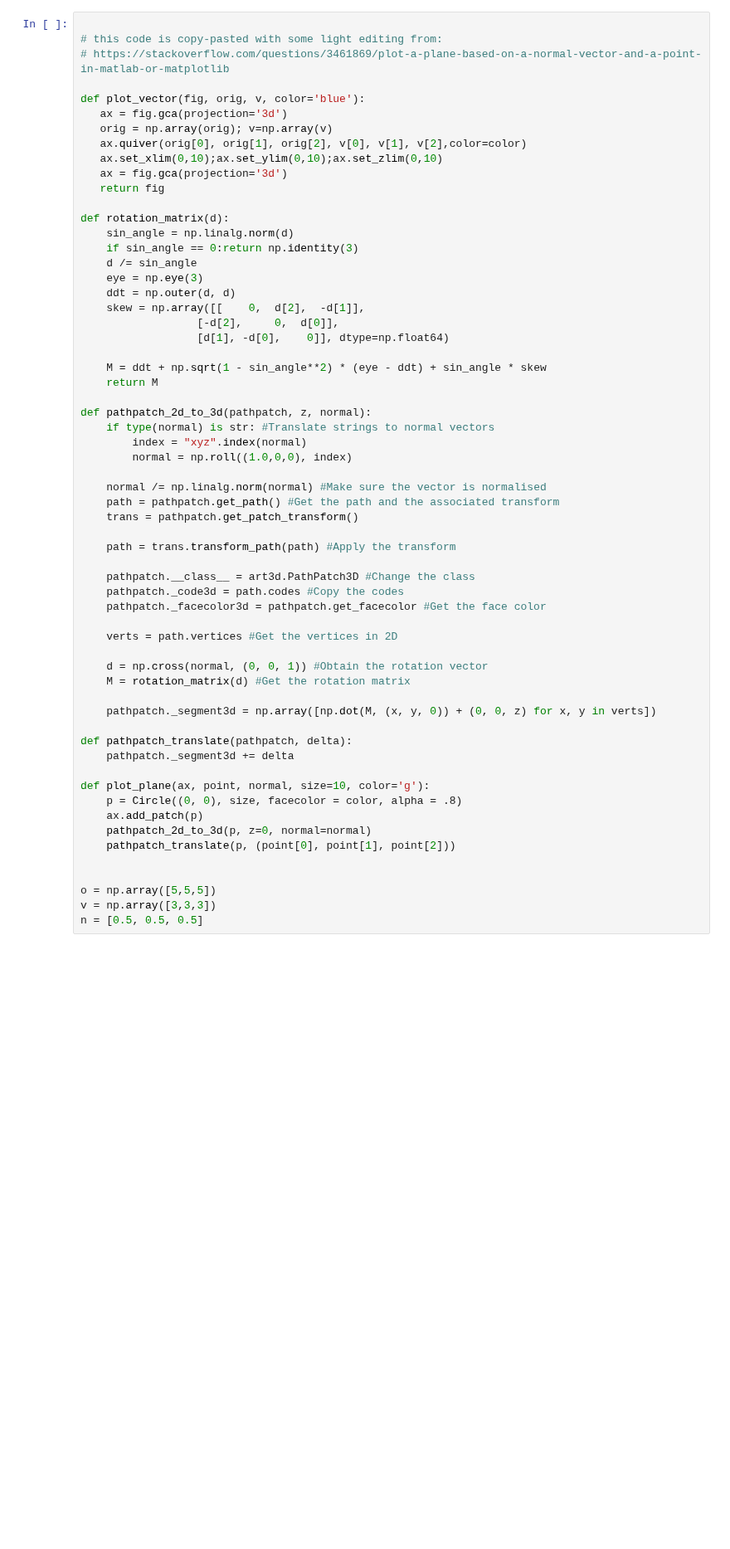
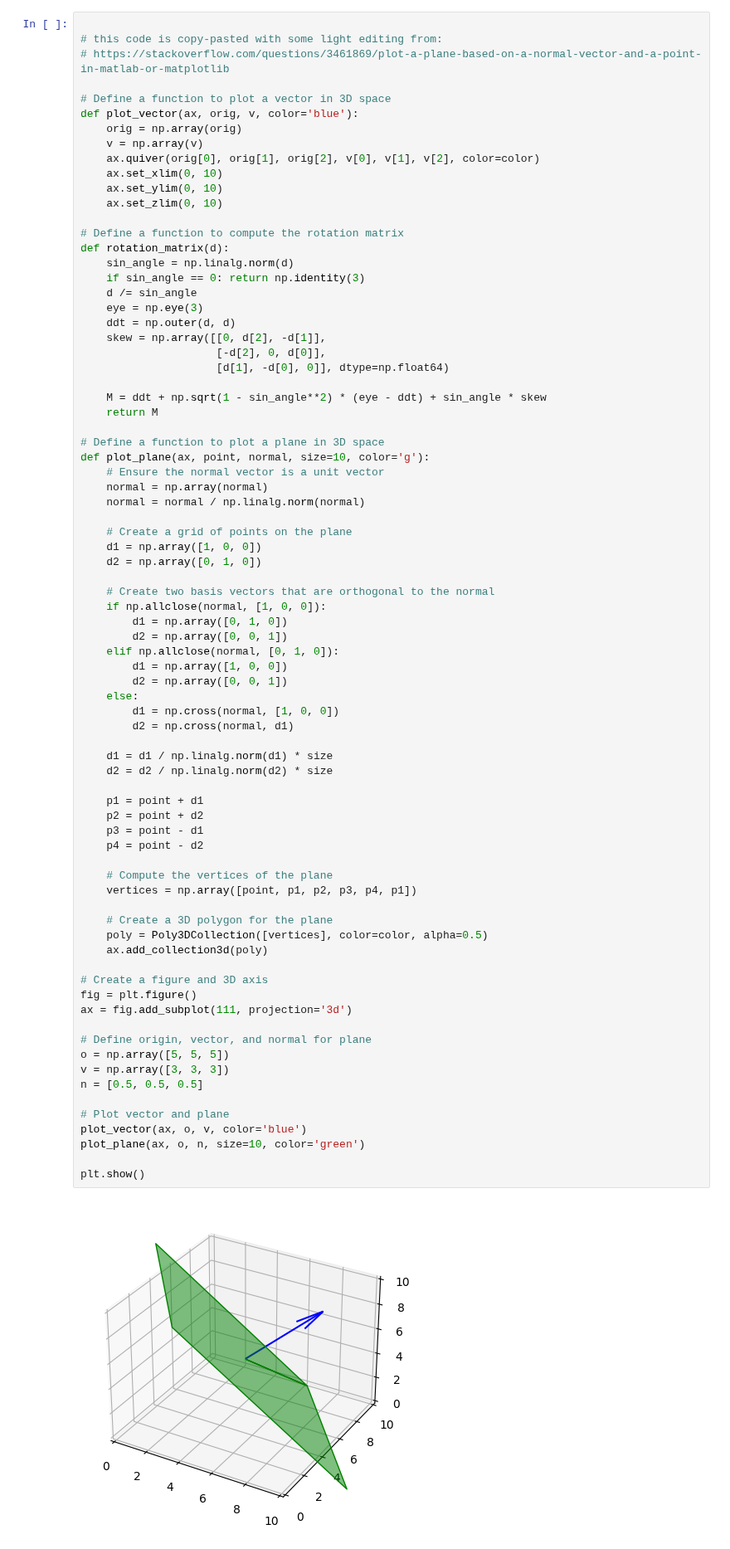
Before and after one commit to SiracencoSerghei/linear_algebra, a Jupyter notebook: 3.1_eigen_decomposition/3.1_6_repeatedEvals.ipynb, the cells around one changed output. Shown at 83% size. Saved outputs shown, nothing was run; the diff lists cells and outputs as text; blank space fills up the shorter version.

```diff
--- a/3.1_eigen_decomposition/3.1_6_repeatedEvals.ipynb
+++ b/3.1_eigen_decomposition/3.1_6_repeatedEvals.ipynb
@@ -47,61 +75,80 @@ plt.show()
 # %%
 
 # this code is copy-pasted with some light editing from:
 # https://stackoverflow.com/questions/3461869/plot-a-plane-based-on-a-normal-vector-and-a-point-in-matlab-or-matplotlib
 
-def plot_vector(fig, orig, v, color='blue'):
-   ax = fig.gca(projection='3d')
-   orig = np.array(orig); v=np.array(v)
-   ax.quiver(orig[0], orig[1], orig[2], v[0], v[1], v[2],color=color)
-   ax.set_xlim(0,10);ax.set_ylim(0,10);ax.set_zlim(0,10)
-   ax = fig.gca(projection='3d')
-   return fig
+# Define a function to plot a vector in 3D space
+def plot_vector(ax, orig, v, color='blue'):
+    orig = np.array(orig)
+    v = np.array(v)
+    ax.quiver(orig[0], orig[1], orig[2], v[0], v[1], v[2], color=color)
+    ax.set_xlim(0, 10)
+    ax.set_ylim(0, 10)
+    ax.set_zlim(0, 10)
 
+# Define a function to compute the rotation matrix
 def rotation_matrix(d):
     sin_angle = np.linalg.norm(d)
-    if sin_angle == 0:return np.identity(3)
+    if sin_angle == 0: return np.identity(3)
     d /= sin_angle
     eye = np.eye(3)
     ddt = np.outer(d, d)
-    skew = np.array([[    0,  d[2],  -d[1]],
-                  [-d[2],     0,  d[0]],
-                  [d[1], -d[0],    0]], dtype=np.float64)
+    skew = np.array([[0, d[2], -d[1]],
+                     [-d[2], 0, d[0]],
+                     [d[1], -d[0], 0]], dtype=np.float64)
 
     M = ddt + np.sqrt(1 - sin_angle**2) * (eye - ddt) + sin_angle * skew
     return M
 
-def pathpatch_2d_to_3d(pathpatch, z, normal):
-    if type(normal) is str: #Translate strings to normal vectors
-        index = "xyz".index(normal)
-        normal = np.roll((1.0,0,0), index)
+# Define a function to plot a plane in 3D space
+def plot_plane(ax, point, normal, size=10, color='g'):
+    # Ensure the normal vector is a unit vector
+    normal = np.array(normal)
+    normal = normal / np.linalg.norm(normal)
 
-    normal /= np.linalg.norm(normal) #Make sure the vector is normalised
-    path = pathpatch.get_path() #Get the path and the associated transform
-    trans = pathpatch.get_patch_transform()
+    # Create a grid of points on the plane
+    d1 = np.array([1, 0, 0])
+    d2 = np.array([0, 1, 0])
 
-    path = trans.transform_path(path) #Apply the transform
+    # Create two basis vectors that are orthogonal to the normal
+    if np.allclose(normal, [1, 0, 0]):
+        d1 = np.array([0, 1, 0])
+        d2 = np.array([0, 0, 1])
+    elif np.allclose(normal, [0, 1, 0]):
+        d1 = np.array([1, 0, 0])
+        d2 = np.array([0, 0, 1])
+    else:
+        d1 = np.cross(normal, [1, 0, 0])
+        d2 = np.cross(normal, d1)
 
-    pathpatch.__class__ = art3d.PathPatch3D #Change the class
-    pathpatch._code3d = path.codes #Copy the codes
-    pathpatch._facecolor3d = pathpatch.get_facecolor #Get the face color
+    d1 = d1 / np.linalg.norm(d1) * size
+    d2 = d2 / np.linalg.norm(d2) * size
 
-    verts = path.vertices #Get the vertices in 2D
+    p1 = point + d1
+    p2 = point + d2
+    p3 = point - d1
+    p4 = point - d2
 
-    d = np.cross(normal, (0, 0, 1)) #Obtain the rotation vector
-    M = rotation_matrix(d) #Get the rotation matrix
+    # Compute the vertices of the plane
+    vertices = np.array([point, p1, p2, p3, p4, p1])
 
-    pathpatch._segment3d = np.array([np.dot(M, (x, y, 0)) + (0, 0, z) for x, y in verts])
+    # Create a 3D polygon for the plane
+    poly = Poly3DCollection([vertices], color=color, alpha=0.5)
+    ax.add_collection3d(poly)
 
-def pathpatch_translate(pathpatch, delta):
-    pathpatch._segment3d += delta
+# Create a figure and 3D axis
+fig = plt.figure()
+ax = fig.add_subplot(111, projection='3d')
 
-def plot_plane(ax, point, normal, size=10, color='g'):
-    p = Circle((0, 0), size, facecolor = color, alpha = .8)
-    ax.add_patch(p)
-    pathpatch_2d_to_3d(p, z=0, normal=normal)
-    pathpatch_translate(p, (point[0], point[1], point[2]))
+# Define origin, vector, and normal for plane
+o = np.array([5, 5, 5])
+v = np.array([3, 3, 3])
+n = [0.5, 0.5, 0.5]
 
+# Plot vector and plane
+plot_vector(ax, o, v, color='blue')
+plot_plane(ax, o, n, size=10, color='green')
 
-o = np.array([5,5,5])
-v = np.array([3,3,3])
-n = [0.5, 0.5, 0.5]
+plt.show()
+# %% [output]
+[figure, added]
```
Also changed, not shown: parts of 3 cells of this notebook.
